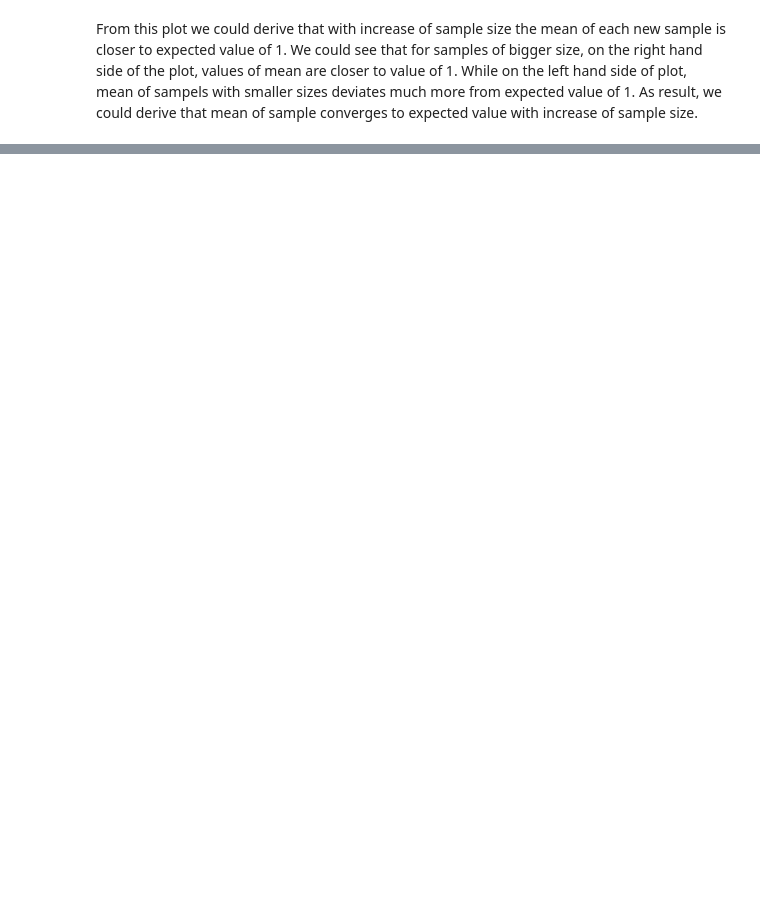
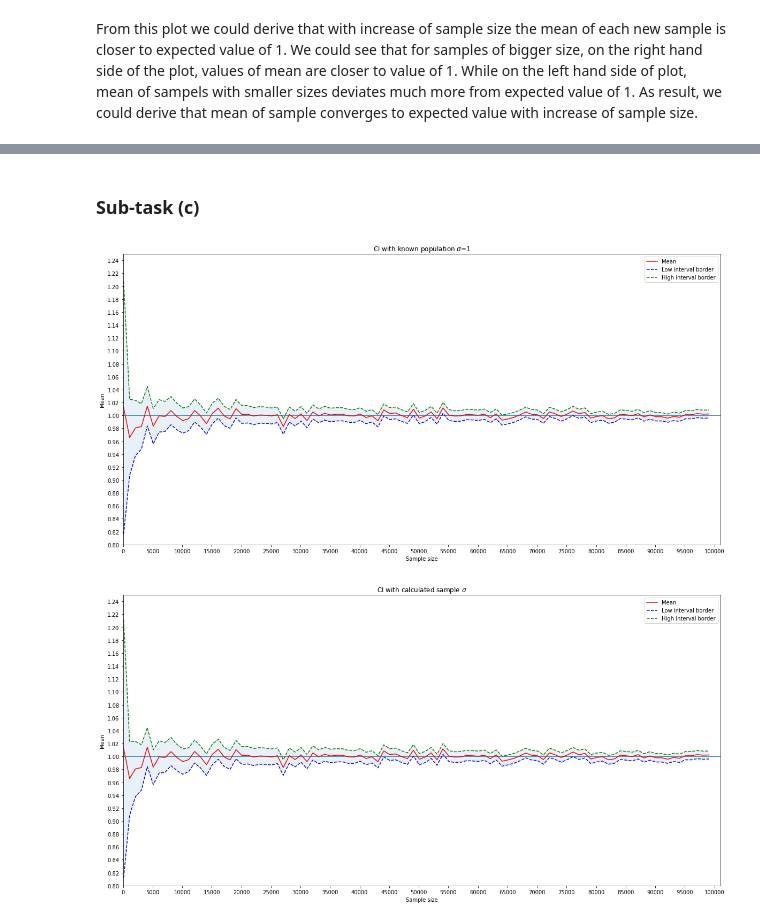
Before and after one commit to kai-wren/Statistic, a Jupyter notebook: Assignment1.ipynb, the cells around one changed output, grey strips where cells are left out. Cells and saved outputs as stored; diff of their text form; code cells hidden in the pictures; blank space fills up the shorter version.

```diff
--- a/Assignment1.ipynb
+++ b/Assignment1.ipynb
@@ -45,0 +81,55 @@ From this plot we could derive that with increase of sample size the mean of eac
+# %% [markdown]
+### Sub-task (c)
+# %%
+nList=[]
+meanList=[]
+meanLowList1=[]
+meanHighList1=[]
+meanLowList2=[]
+meanHighList2=[]
+stdList=[]
+for item in da:
+    _, n, mean, _, std = da[item]
+    nList.append(n)
+    meanList.append(mean)
+    meanLowList1.append(mean-1.96/np.sqrt(n))
+    meanHighList1.append(mean+1.96/np.sqrt(n))
+    stdList.append(std)
+    meanLowList2.append(mean-(1.96*std)/np.sqrt(n))
+    meanHighList2.append(mean+(1.96*std)/np.sqrt(n))
+
+plt.figure(figsize=(20,10))
+plt.xlabel('Sample size')
+plt.ylabel('Mean')
+plt.xticks(np.arange(0, 100001, step=5000))
+plt.yticks(np.arange(0.8, 1.25, step=0.02))
+plt.axhline(y=1)
+plt.ylim(0.8,1.25)
+plt.xlim(0,101000)
+plt.plot(nList, meanList, '-r', label='Mean')
+plt.plot(nList, meanLowList1, '--b', label='Low interval border')
+plt.plot(nList, meanHighList1, '--g', label='High interval border')
+plt.fill_between(nList, meanLowList1, meanHighList1, alpha=0.1)
+plt.legend()
+plt.title('CI with known population $\sigma$=1')
+
+
+plt.figure(figsize=(20,10))
+plt.xlabel('Sample size')
+plt.ylabel('Mean')
+plt.xticks(np.arange(0, 100001, step=5000))
+plt.yticks(np.arange(0.8, 1.25, step=0.02))
+plt.axhline(y=1)
+plt.ylim(0.8,1.25)
+plt.xlim(0,101000)
+plt.plot(nList, meanList, '-r', label='Mean')
+plt.plot(nList, meanLowList2, '--b', label='Low interval border')
+plt.plot(nList, meanHighList2, '--g', label='High interval border')
+plt.fill_between(nList, meanLowList2, meanHighList2, alpha=0.1)
+plt.legend()
+plt.title('CI with calculated sample $\sigma$')
+
+plt.show()
+# %% [output]
+[figure, added]
+[figure, added]
```
Also changed, not shown: parts of 10 cells of this notebook.
